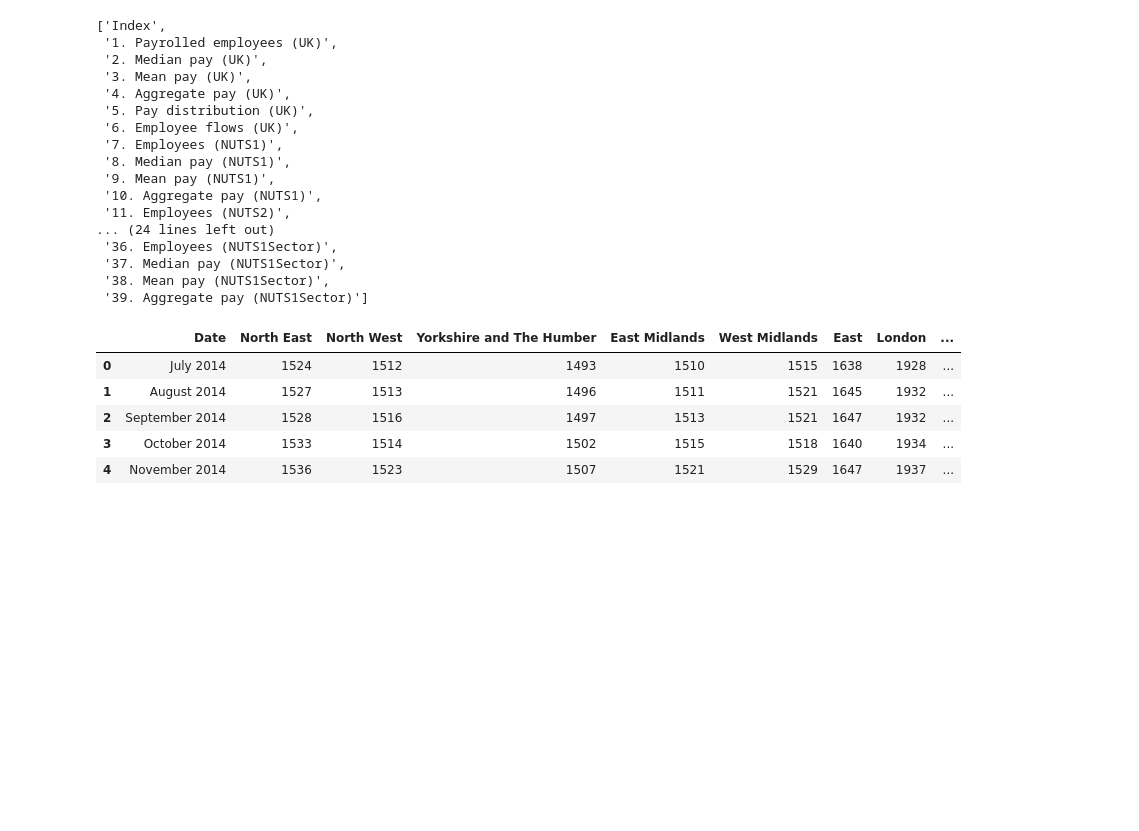
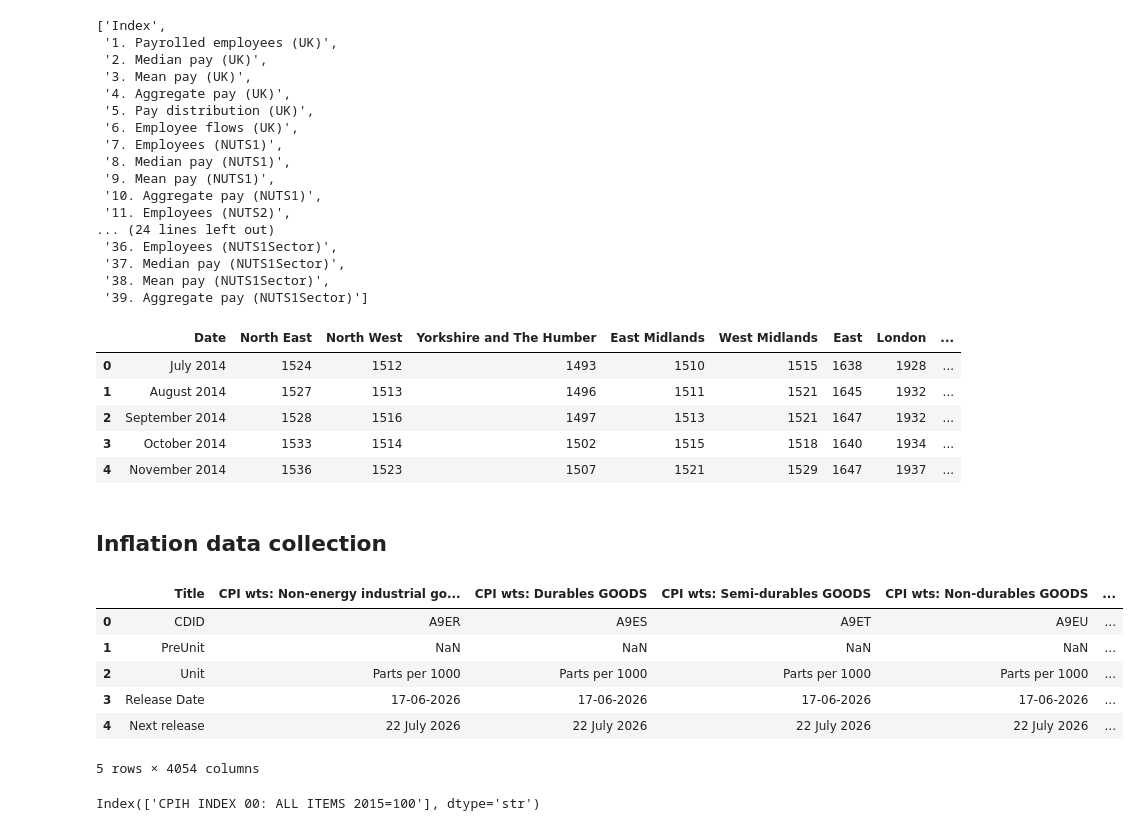
Before and after one commit to Puffinscatz/uk-affordability-analysis, a Jupyter notebook: notebooks/01_data_collection.ipynb, the cells around one changed output. Saved outputs shown, nothing was run; the diff lists cells and outputs as text; code cells hidden in the pictures; blank space fills up the shorter version.

```diff
--- a/notebooks/01_data_collection.ipynb
+++ b/notebooks/01_data_collection.ipynb
@@ -142,3 +142,23 @@ wage_df.to_csv(
     "../data/processed/wages_clean_initial.csv",
     index=False
 )
+# %% [markdown]
+<h2>Inflation data collection</h2>
+# %%
+inflation_path = "../data/raw/ons_cpih_index_june_2026.csv"
+
+inflation_df = pd.read_csv(inflation_path)
+
+inflation_df.head()
+# %% [output]
+|  | Title | CPI wts: Non-energy industrial go... | CPI wts: Durables GOODS | CPI wts: Semi-durables GOODS | CPI wts: Non-durables GOODS | ... |
+| 0 | CDID | A9ER | A9ES | A9ET | A9EU | ... |
+| 1 | PreUnit | NaN | NaN | NaN | NaN | ... |
+| 2 | Unit | Parts per 1000 | Parts per 1000 | Parts per 1000 | Parts per 1000 | ... |
+| 3 | Release Date | 17-06-2026 | 17-06-2026 | 17-06-2026 | 17-06-2026 | ... |
+| 4 | Next release | 22 July 2026 | 22 July 2026 | 22 July 2026 | 22 July 2026 | ... |
+5 rows × 4054 columns
+# %%
+inflation_df.columns[inflation_df.columns.str.contains("CPIH INDEX 00: ALL ITEMS", regex=False)]
+# %% [output]
+Index(['CPIH INDEX 00: ALL ITEMS 2015=100'], dtype='str')
```
Also changed, not shown: parts of 7 cells of this notebook, 4 other files.
